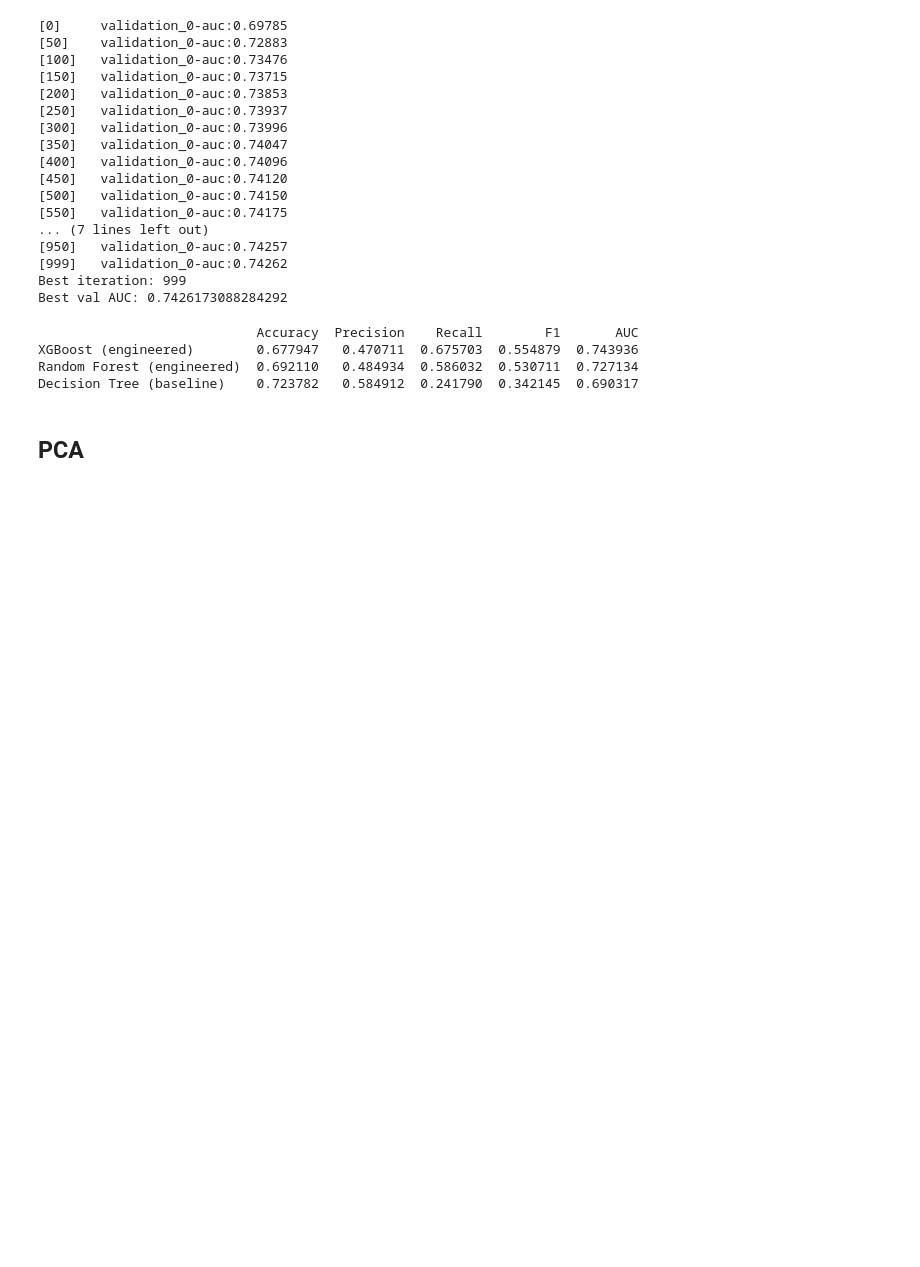
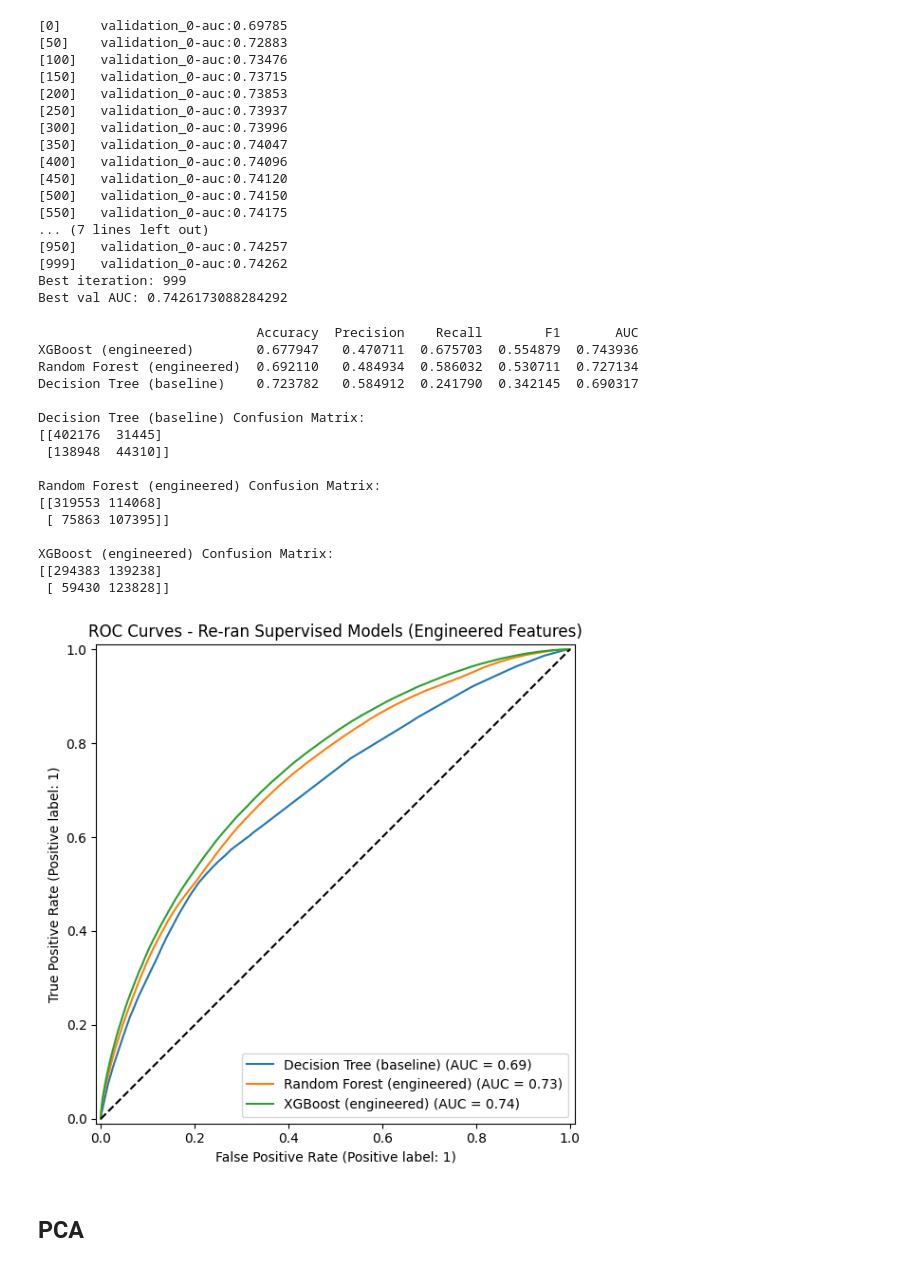
Before and after one commit to malakw04/comp333-project, a Jupyter notebook: notebooks/weather_phase_2_and_models_PCA_with_markdown-sean_test_notebook.ipynb, the cells around one changed output. Cells and saved outputs as stored; diff of their text form; code cells hidden in the pictures; blank space fills up the shorter version.

```diff
--- a/notebooks/weather_phase_2_and_models_PCA_with_markdown-sean_test_notebook.ipynb
+++ b/notebooks/weather_phase_2_and_models_PCA_with_markdown-sean_test_notebook.ipynb
@@ -744,18 +744,17 @@ XGBClassifier(base_score=None, booster=None, callbacks=None,
               multi_strategy=None, n_estimators=200, n_jobs=None,
               num_parallel_tree=None, ...)
 # %%
-from sklearn.metrics import accuracy_score, precision_score, recall_score, f1_score, roc_auc_score
+from sklearn.metrics import accuracy_score, precision_score, recall_score, f1_score, roc_auc_score, confusion_matrix
 
 def evaluate(model, X, y):
     pred = model.predict(X)
     prob = model.predict_proba(X)[:, 1]
-
     return {
         "Accuracy": accuracy_score(y, pred),
         "Precision": precision_score(y, pred),
         "Recall": recall_score(y, pred),
         "F1": f1_score(y, pred),
-        "AUC": roc_auc_score(y, prob)
+        "AUC": roc_auc_score(y, prob),
     }
 # %%
 results = pd.DataFrame({
@@ -994,15 +1024,53 @@ Best val AUC: 0.7426173088284292
 # %%
 results2 = pd.DataFrame({
     "Decision Tree (baseline)": evaluate(tree, X_test[["TMAX", "TMIN", "PRCP"]], y_test),
     "Random Forest (engineered)": evaluate(rf_model2, X_test[feature_cols], y_test),
     "XGBoost (engineered)":       evaluate(xgb_model2, X_test[feature_cols], y_test)
 }).T
 print(results2.sort_values("AUC", ascending=False))
+
+# Confusion matrices for re-ran models
+for name, model, cols in [
+    ("Decision Tree (baseline)", tree, ["TMAX", "TMIN", "PRCP"]),
+    ("Random Forest (engineered)", rf_model2, feature_cols),
+    ("XGBoost (engineered)", xgb_model2, feature_cols)
+]:
+    pred = model.predict(X_test[cols])
+    print(f"\n{name} Confusion Matrix:")
+    print(confusion_matrix(y_test, pred))
+
+# ROC curves for re-ran models
+fig, ax = plt.subplots(figsize=(8, 6))
+
+for name, model, cols in [
+    ("Decision Tree (baseline)", tree, ["TMAX", "TMIN", "PRCP"]),
+    ("Random Forest (engineered)", rf_model2, feature_cols),
+    ("XGBoost (engineered)", xgb_model2, feature_cols)
+]:
+    RocCurveDisplay.from_estimator(model, X_test[cols], y_test, ax=ax, name=name)
+
+ax.plot([0, 1], [0, 1], 'k--', label="Random Chance")
+ax.set_title("ROC Curves - Re-ran Supervised Models (Engineered Features)")
+plt.tight_layout()
+plt.show()
 # %% [output]
                             Accuracy  Precision    Recall        F1       AUC
 XGBoost (engineered)        0.677947   0.470711  0.675703  0.554879  0.743936
 Random Forest (engineered)  0.692110   0.484934  0.586032  0.530711  0.727134
 Decision Tree (baseline)    0.723782   0.584912  0.241790  0.342145  0.690317
+
+Decision Tree (baseline) Confusion Matrix:
+[[402176  31445]
+ [138948  44310]]
+
+Random Forest (engineered) Confusion Matrix:
+[[319553 114068]
+ [ 75863 107395]]
+
+XGBoost (engineered) Confusion Matrix:
+[[294383 139238]
+ [ 59430 123828]]
+[figure, added]
 # %% [markdown]
 ## PCA
 # %% [markdown]
```
Also changed, not shown: parts of 9 cells of this notebook.
